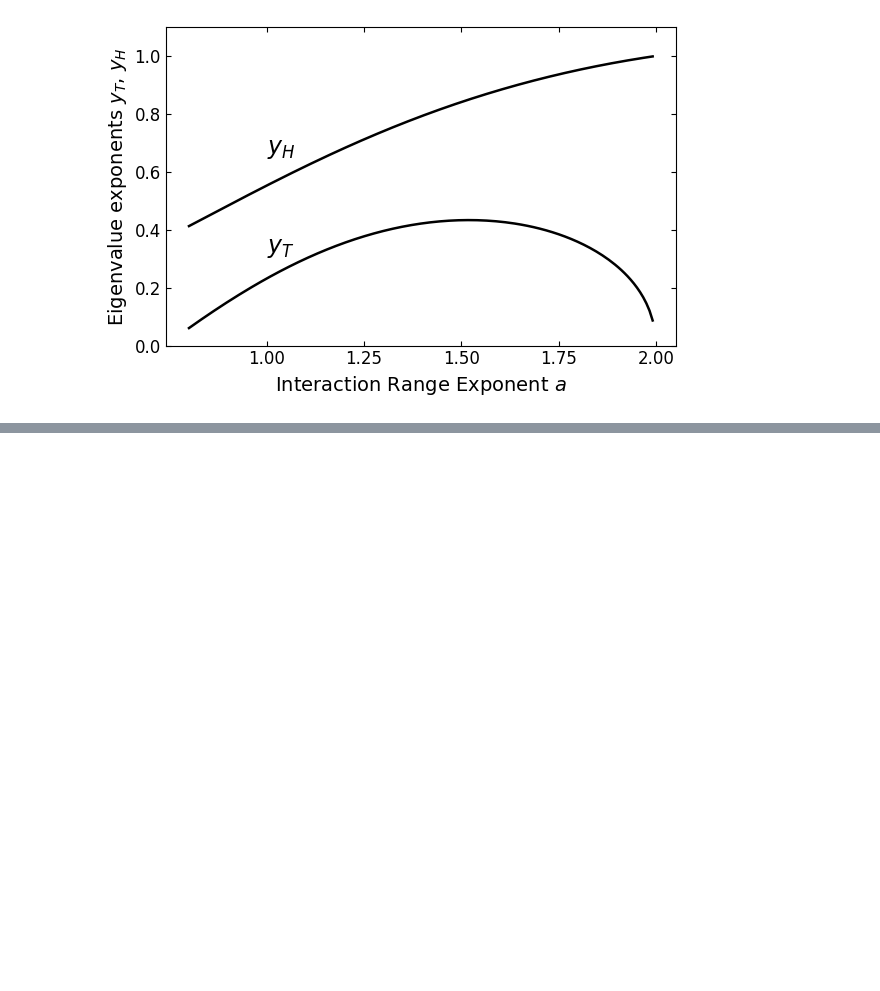
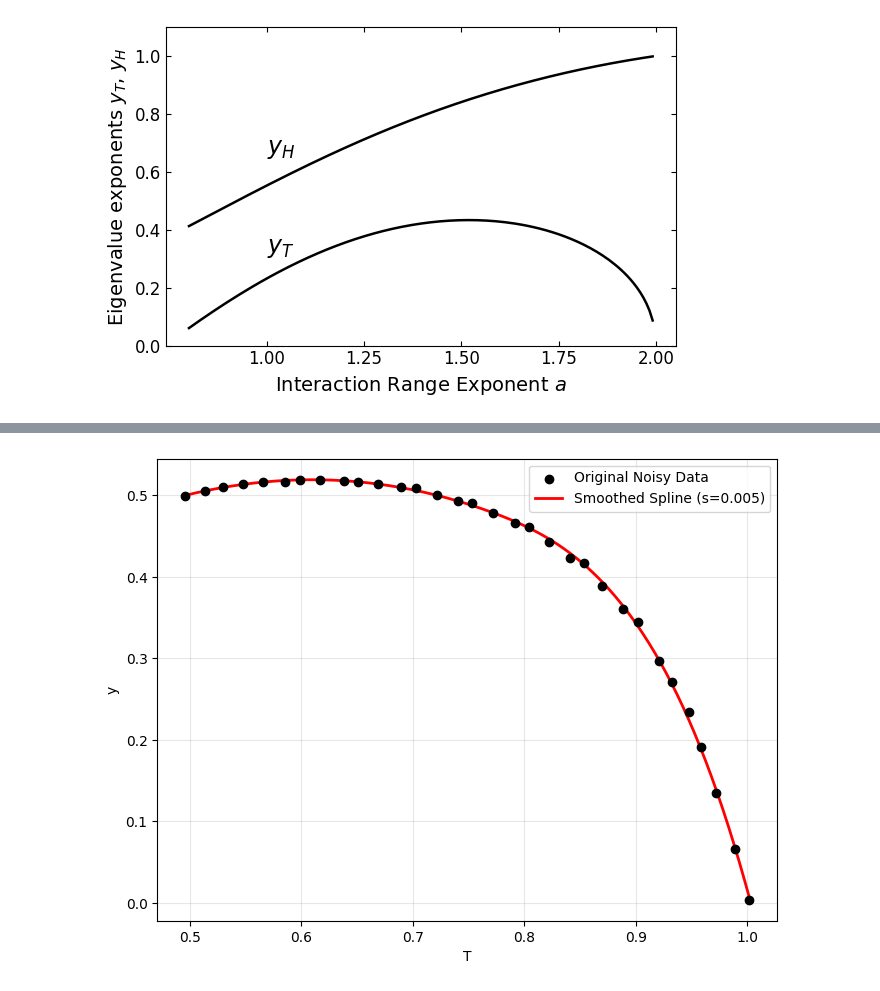
Before and after one commit to erbilcanartun/long-range-ising-chain, a Jupyter notebook: notebooks/fixed_chain_size.ipynb, the cells around one changed output, grey strips where cells are left out. Saved outputs shown, nothing was run; the diff lists cells and outputs as text; code cells hidden in the pictures; blank space fills up the shorter version.

```diff
--- a/notebooks/fixed_chain_size.ipynb
+++ b/notebooks/fixed_chain_size.ipynb
@@ -1565,0 +1601,30 @@ plt.show()
+# %%
+import numpy as np
+import matplotlib.pyplot as plt
+from scipy.interpolate import UnivariateSpline
+
+# Your data
+T = np.array([0.4963172207752412, 0.5136222613758235, 0.529629423931362, 0.5482323425769878, 0.5655373831775701, 0.5857265972115826, 0.5994, 0.6174, 0.6381, 0.6513, 0.6693, 0.6900, 0.7028, 0.7217, 0.7405, 0.7533, 0.7717, 0.7920, 0.8044, 0.8222, 0.8413, 0.8536, 0.8702, 0.8889, 0.9022, 0.9205, 0.9330, 0.9474, 0.9590, 0.9718, 0.9895, 1.0017])
+y = np.array([0.4997780617719937, 0.5057466148323023, 0.5104296333873137, 0.5141025891167345, 0.5163063625543869, 0.5167144687465447, 0.5190, 0.5190, 0.5177, 0.5167, 0.5140, 0.5102, 0.5088, 0.5012, 0.4938, 0.4910, 0.4781, 0.4665, 0.4610, 0.4433, 0.4237, 0.4166, 0.3892, 0.3608, 0.3447, 0.2964, 0.2708, 0.2346, 0.1908, 0.1342, 0.0663, 0.0037])
+
+# Create a denser array of T values for plotting a high-res curve
+T_dense = np.linspace(T.min(), T.max(), 300)
+
+# Create the smoothing spline
+# TIP: Tune the 's' parameter.
+# s=0.001 will be slightly smooth, s=0.01 will be very smooth.
+spline_smooth = UnivariateSpline(T, y, s=0.0003)
+y_smooth = spline_smooth(T_dense)
+
+# Plotting
+plt.figure(figsize=(8, 6))
+plt.scatter(T, y, color='black', label='Original Noisy Data', zorder=3)
+plt.plot(T_dense, y_smooth, label='Smoothed Spline (s=0.005)', color='red', linewidth=2)
+
+plt.xlabel('T')
+plt.ylabel('y')
+plt.legend()
+plt.grid(True, alpha=0.3)
+plt.show()
+# %% [output]
+[figure, added]
```
Also changed, not shown: parts of 2 cells of this notebook, 3 other files.
